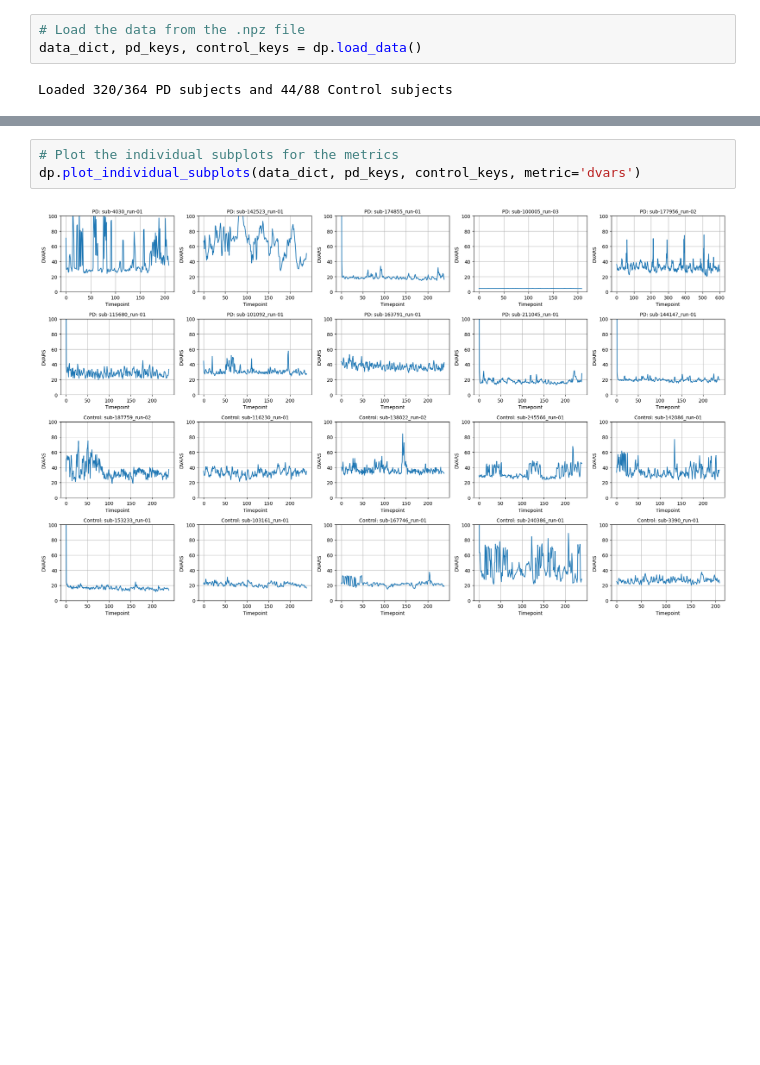
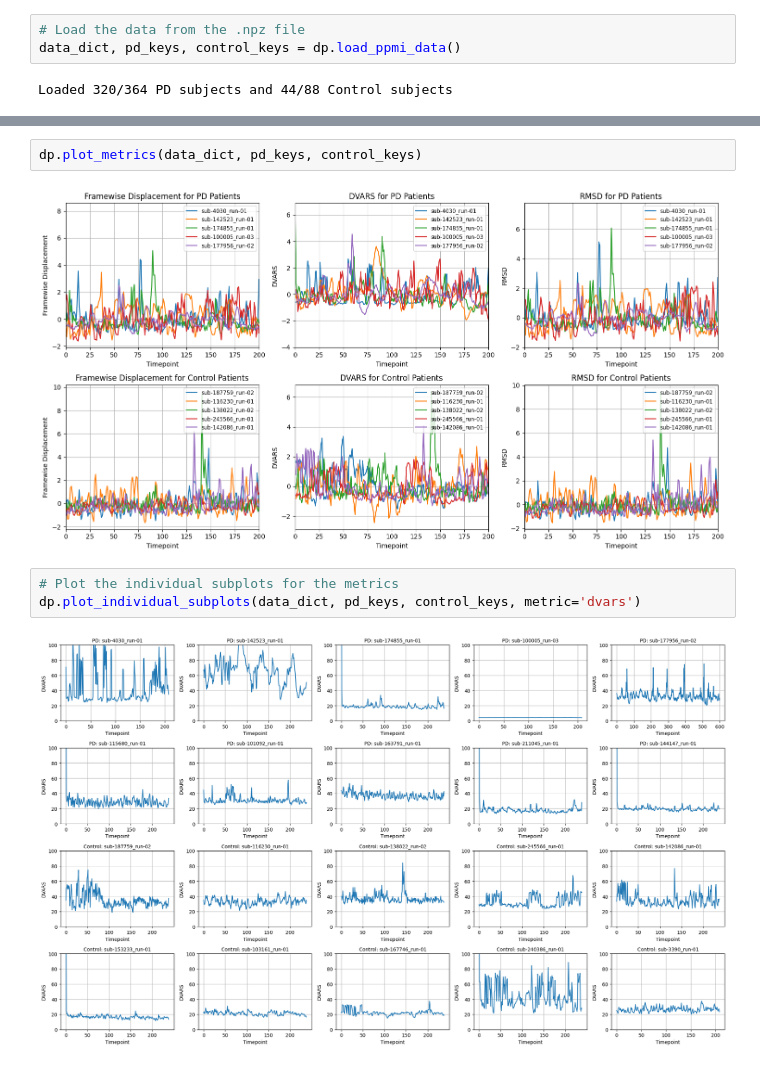
Before and after one commit to liuxk83/head-motion-analysis, a Jupyter notebook: notebooks/data_visualization.ipynb, the cells around one changed output, grey strips where cells are left out. Cells and saved outputs as stored; diff of their text form; blank space fills up the shorter version.

```diff
--- a/notebooks/data_visualization.ipynb
+++ b/notebooks/data_visualization.ipynb
@@ -20,5 +23,5 @@ import models_stats as mstats
 # %%
 # Load the data from the .npz file
-data_dict, pd_keys, control_keys = dp.load_data()
+data_dict, pd_keys, control_keys = dp.load_ppmi_data()
 # %% [output]
 Loaded 320/364 PD subjects and 44/88 Control subjects
@@ -25,3 +48,7 @@ Loaded 320/364 PD subjects and 44/88 Control subjects
+# %%
+dp.plot_metrics(data_dict, pd_keys, control_keys)
+# %% [output]
+[figure, added]
 # %%
 # Plot the individual subplots for the metrics
 dp.plot_individual_subplots(data_dict, pd_keys, control_keys, metric='dvars')
```
Also changed, not shown: parts of 6 cells of this notebook, 6 other files.
